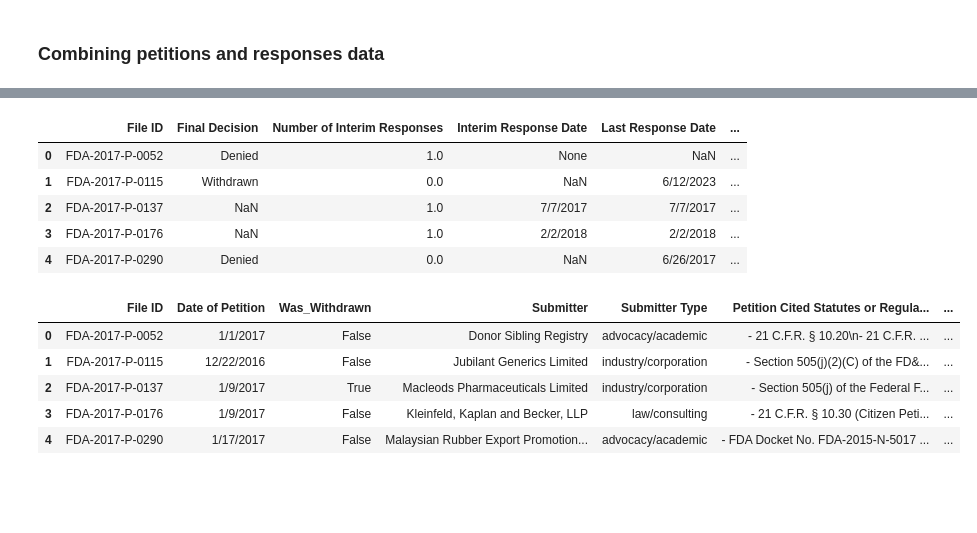
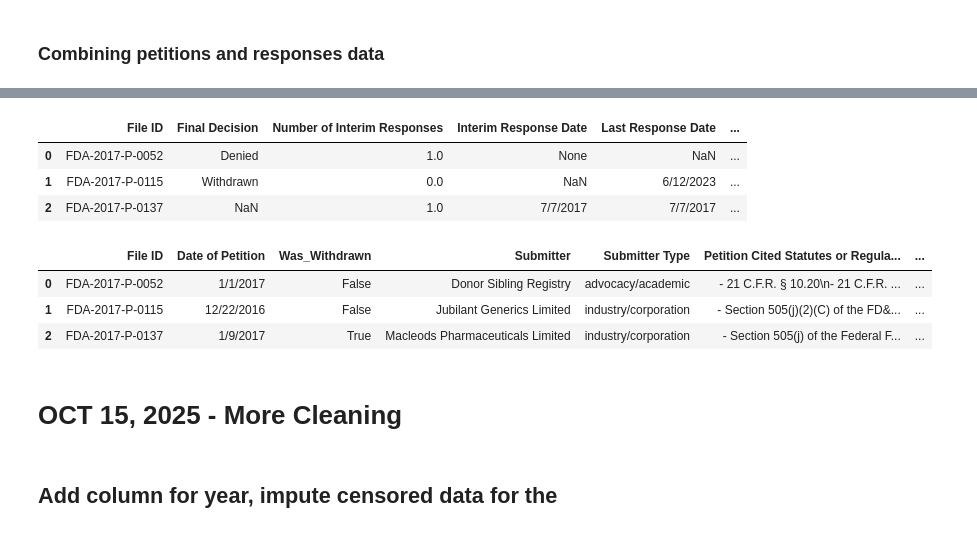
Before and after one commit to aanht/ucb-fda-citizen-project, a Jupyter notebook: FDA_Citizen_Cleaning_Data.ipynb, the cells around one changed output, grey strips where cells are left out. Drawn from its saved outputs; the diff is of its cells as text; code cells hidden in the pictures; blank space fills up the shorter version.

Commit message:
more cleaning, add new features

```diff
--- a/FDA_Citizen_Cleaning_Data.ipynb
+++ b/FDA_Citizen_Cleaning_Data.ipynb
@@ -307,36 +323,36 @@ just_final = responses_2017_mod[~responses_2017_mod["Response to Petition"].str.
 responses_agg = pd.DataFrame({
     "Final Decision": final_decisions,
     "Number of Interim Responses": interim_counts,
     "Interim Response Date": interim_dates,
     "Last Response Date": final_decision_dates,
     "Responding FDA Center": fda_center,
     "Responses Cited Statutes or Regulations": statutes_regs,
     "Justification for Interim Response": just_interim,
     "Justification for Final Response": just_final
 }).reset_index()
 
 # fill in 0 for petitions that had a final decision but no interim responses
 responses_agg["Number of Interim Responses"] = responses_agg["Number of Interim Responses"].fillna(0)
 #responses_agg["Interim_Response_Date"] = responses_agg["Interim_Response_Date"].fillna(np.NaN)
 
 # merging into FINAL DF!
 final_df = pd.merge(petitions_2017_main, responses_agg, on = "File ID", how = "left")
 
-display(responses_agg.head())
-display(final_df.head())
+display(responses_agg.head(3))
+display(final_df.head(3))
 
 # download the final version
 final_df.to_csv("final_version_petitions_and_responses.csv", index=False)
 # %% [output]
 |  | File ID | Final Decision | Number of Interim Responses | Interim Response Date | Last Response Date | ... |
 | 0 | FDA-2017-P-0052 | Denied | 1.0 | None | NaN | ... |
 | 1 | FDA-2017-P-0115 | Withdrawn | 0.0 | NaN | 6/12/2023 | ... |
 | 2 | FDA-2017-P-0137 | NaN | 1.0 | 7/7/2017 | 7/7/2017 | ... |
-| 3 | FDA-2017-P-0176 | NaN | 1.0 | 2/2/2018 | 2/2/2018 | ... |
-| 4 | FDA-2017-P-0290 | Denied | 0.0 | NaN | 6/26/2017 | ... |
 |  | File ID | Date of Petition | Was_Withdrawn | Submitter | Submitter Type | Petition Cited Statutes or Regula... | ... |
 | 0 | FDA-2017-P-0052 | 1/1/2017 | False | Donor Sibling Registry | advocacy/academic | - 21 C.F.R. § 10.20\n- 21 C.F.R. ... | ... |
 | 1 | FDA-2017-P-0115 | 12/22/2016 | False | Jubilant Generics Limited | industry/corporation | - Section 505(j)(2)(C) of the FD&... | ... |
 | 2 | FDA-2017-P-0137 | 1/9/2017 | True | Macleods Pharmaceuticals Limited | industry/corporation | - Section 505(j) of the Federal F... | ... |
-| 3 | FDA-2017-P-0176 | 1/9/2017 | False | Kleinfeld, Kaplan and Becker, LLP | law/consulting | - 21 C.F.R. § 10.30 (Citizen Peti... | ... |
-| 4 | FDA-2017-P-0290 | 1/17/2017 | False | Malaysian Rubber Export Promotion... | advocacy/academic | - FDA Docket No. FDA-2015-N-5017 ... | ... |
+# %% [markdown]
+# OCT 15, 2025 - More Cleaning
+# %% [markdown]
+## Add column for year, impute censored data for the
```
Also changed, not shown: parts of 2 cells of this notebook, 4 other files.
